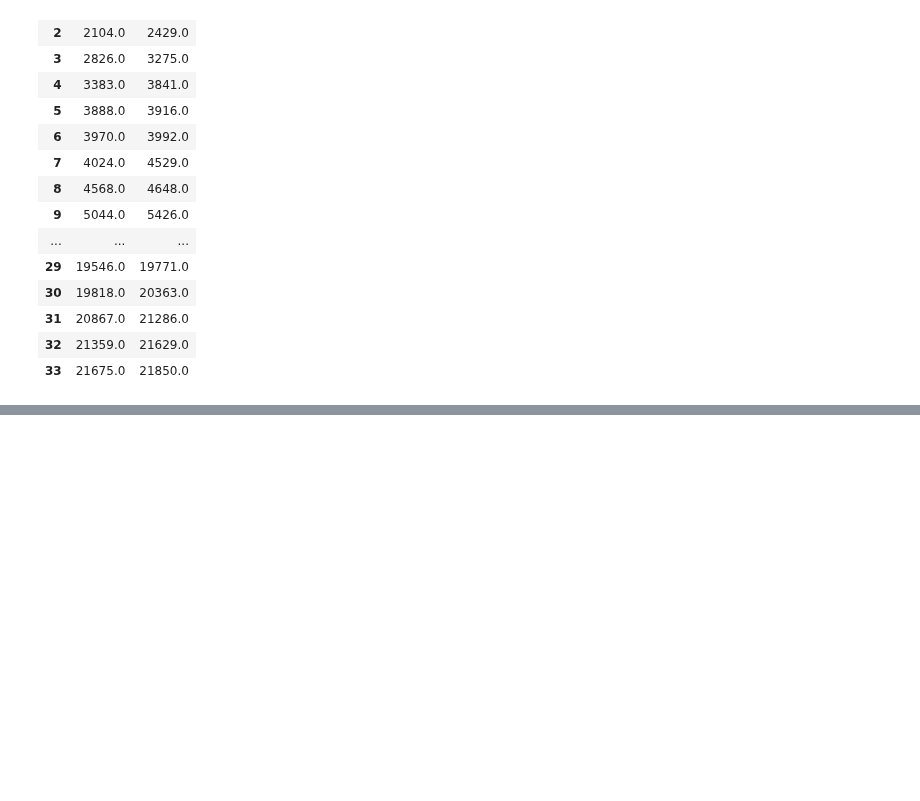
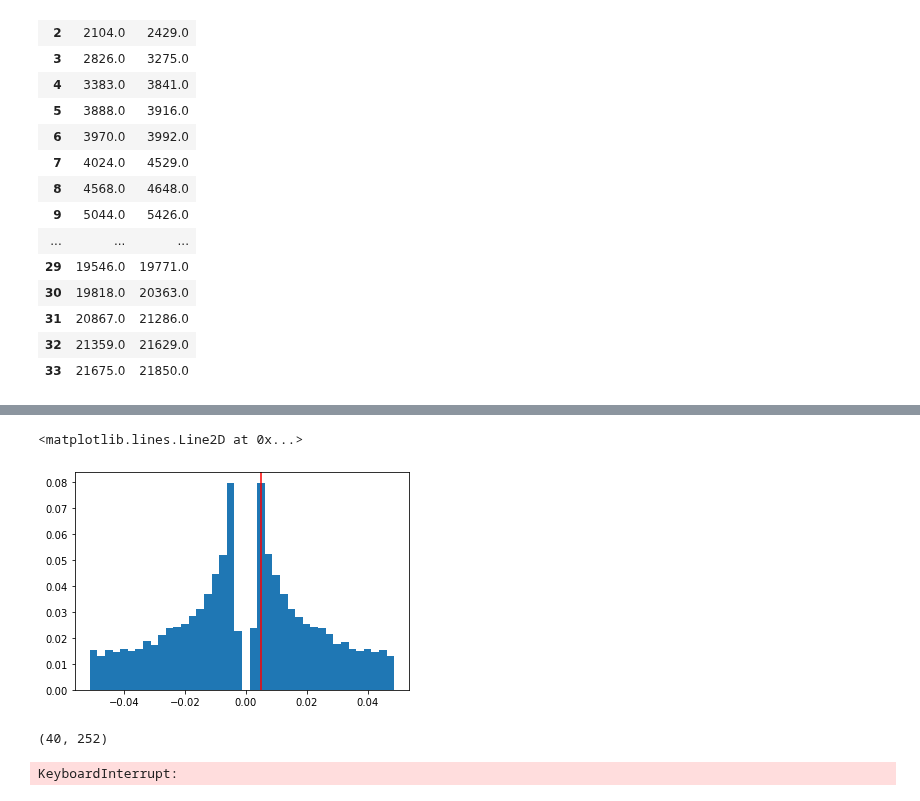
Before and after one commit to KBillel/Amy-Hpc-sleep-dynamcics-python, a Jupyter notebook: draft.ipynb, the cells around one changed output, grey strips where cells are left out. Cells and saved outputs as stored; diff of their text form; code cells hidden in the pictures; blank space fills up the shorter version.

```diff
--- a/draft.ipynb
+++ b/draft.ipynb
@@ -72,0 +96,2 @@ states['sws'].as_units('s')
+# %%
+psth[t==0,0]=0
@@ -72,0 +107,10 @@ states['sws'].as_units('s')
+# %%
+plt.bar(t,psth[:,0],t[1]-t[0])
+plt.axvline(0.005,color = 'red')
+# %% [output]
+<matplotlib.lines.Line2D at 0x...>
+[figure, added]
+# %%
+psth.shape
+# %% [output]
+(40, 252)
@@ -72,0 +183,4 @@ states['sws'].as_units('s')
+# %%
+c = compute_AutoCorrs(neurons)
+# %% [output]
+KeyboardInterrupt:
```
Also changed, not shown: parts of 22 cells of this notebook, 5 other files.
